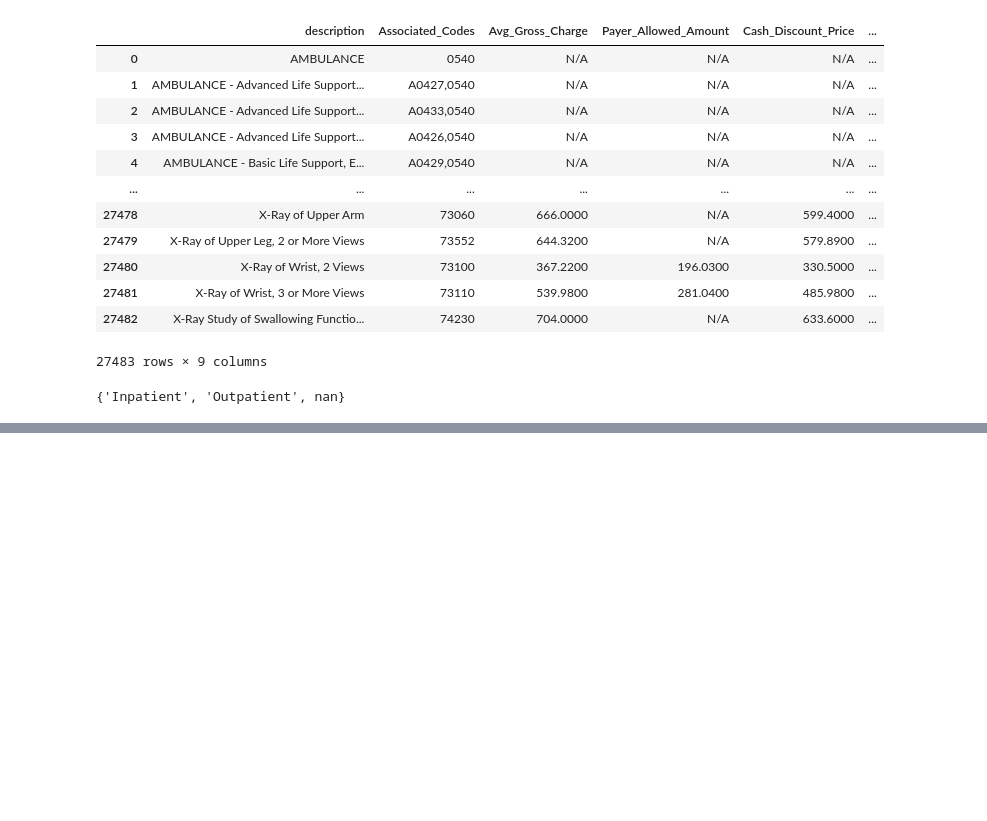
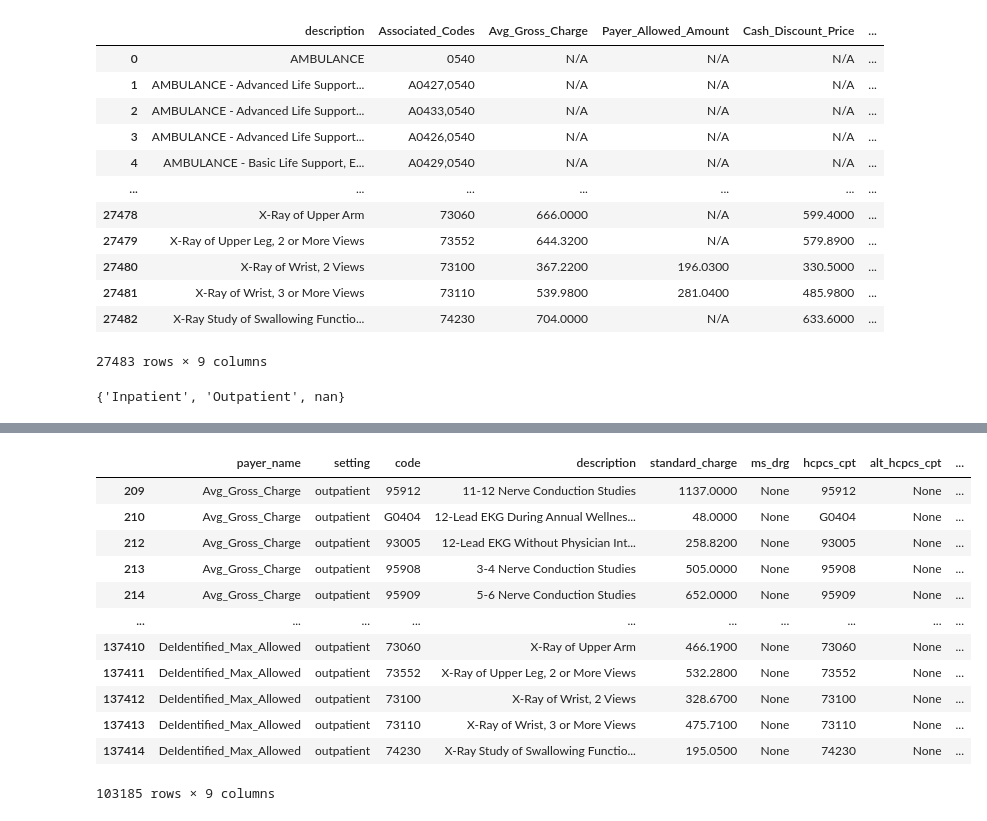
Before and after one commit to rl1987/dolthub-bounty-transparency-in-pricing, a Jupyter notebook: HPI.ipynb, the cells around one changed output, grey strips where cells are left out. Cells and saved outputs as stored; diff of their text form; code cells hidden in the pictures; blank space fills up the shorter version.

```diff
--- a/HPI.ipynb
+++ b/HPI.ipynb
@@ -149,0 +186,49 @@ df_mid
+# %%
+from helpers import *
+
+def code_is_rev_code(code):
+    if type(code) != str:
+        return False
+
+    return len(code) == 4 and code.isnumeric()
+
+df_mid['ms_drg'] = None
+df_mid['hcpcs_cpt'] = None
+df_mid['alt_hcpcs_cpt'] = None
+df_mid['rev_code'] = None
+
+def split_codes(row):
+    codes = row.get('code')
+    codes = codes.split(',')
+
+    for code in codes:
+        code = code.strip()
+
+        if code_is_rev_code(code):
+            row['rev_code'] = code
+        elif code_is_cpt(code) or code_is_hcpcs(code):
+            if row.get('hcpcs_cpt') is None:
+                row['hcpcs_cpt'] = code
+            else:
+                row['alt_hcpcs_cpt'] = code
+        elif code_is_ms_drg(code):
+            row['ms_drg'] = code
+
+    return row
+
+df_mid = df_mid.apply(split_codes, axis=1)
+df_mid
+# %% [output]
+|  | payer_name | setting | code | description | standard_charge | ms_drg | hcpcs_cpt | alt_hcpcs_cpt | ... |
+| 209 | Avg_Gross_Charge | outpatient | 95912 | 11-12 Nerve Conduction Studies | 1137.0000 | None | 95912 | None | ... |
+| 210 | Avg_Gross_Charge | outpatient | G0404 | 12-Lead EKG During Annual Wellnes... | 48.0000 | None | G0404 | None | ... |
+| 212 | Avg_Gross_Charge | outpatient | 93005 | 12-Lead EKG Without Physician Int... | 258.8200 | None | 93005 | None | ... |
+| 213 | Avg_Gross_Charge | outpatient | 95908 | 3-4 Nerve Conduction Studies | 505.0000 | None | 95908 | None | ... |
+| 214 | Avg_Gross_Charge | outpatient | 95909 | 5-6 Nerve Conduction Studies | 652.0000 | None | 95909 | None | ... |
+| ... | ... | ... | ... | ... | ... | ... | ... | ... | ... |
+| 137410 | DeIdentified_Max_Allowed | outpatient | 73060 | X-Ray of Upper Arm | 466.1900 | None | 73060 | None | ... |
+| 137411 | DeIdentified_Max_Allowed | outpatient | 73552 | X-Ray of Upper Leg, 2 or More Views | 532.2800 | None | 73552 | None | ... |
+| 137412 | DeIdentified_Max_Allowed | outpatient | 73100 | X-Ray of Wrist, 2 Views | 328.6700 | None | 73100 | None | ... |
+| 137413 | DeIdentified_Max_Allowed | outpatient | 73110 | X-Ray of Wrist, 3 or More Views | 475.7100 | None | 73110 | None | ... |
+| 137414 | DeIdentified_Max_Allowed | outpatient | 74230 | X-Ray Study of Swallowing Functio... | 195.0500 | None | 74230 | None | ... |
+103185 rows × 9 columns
```
Also changed, not shown: parts of 10 cells of this notebook.
